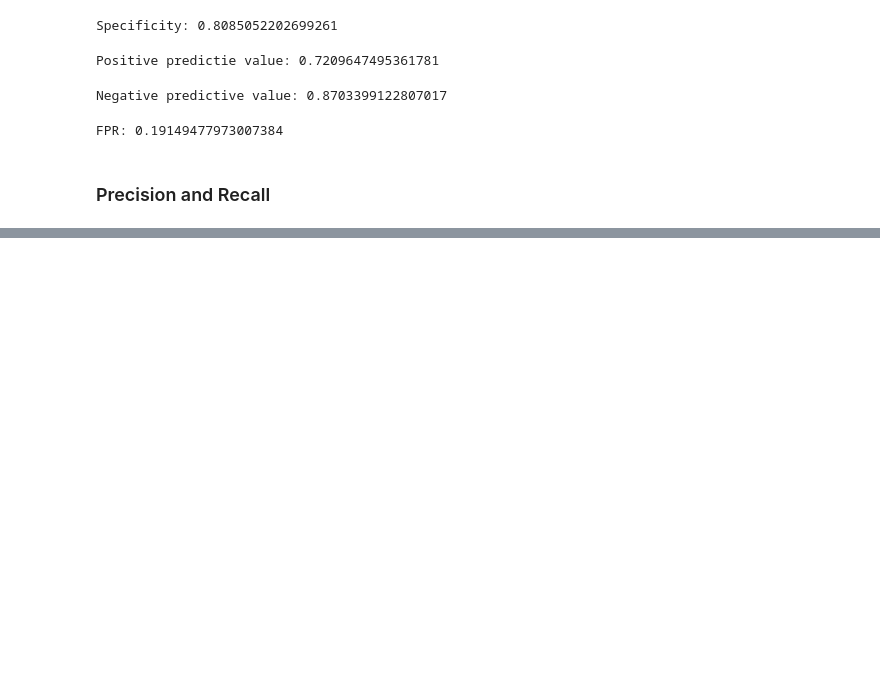
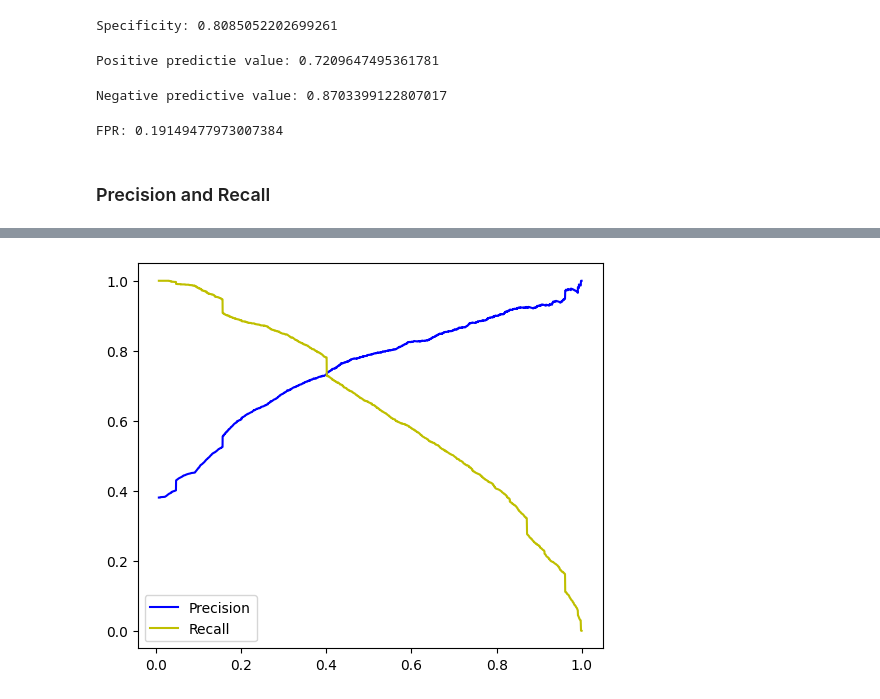
Before and after one commit to Ashlesha-0204/Lead_Scoring_Case_Study, a Jupyter notebook: lead_score.ipynb, the cells around one changed output, grey strips where cells are left out. Drawn from its saved outputs; the diff is of its cells as text; code cells hidden in the pictures; blank space fills up the shorter version.

```diff
--- a/lead_score.ipynb
+++ b/lead_score.ipynb
@@ -1529,0 +1561,11 @@ FPR: 0.19149477973007384
+# %%
+p,r, thresholds = precision_recall_curve(y_train_pred_final['Converted'], y_train_pred_final['Converted_prob'])
+# %%
+# plot precision and recall curve and exclude last threshold value i.e. 1
+plt.figure(figsize=(6, 5))
+plt.plot(thresholds, p[:-1], "b-", label='Precision')
+plt.plot(thresholds, r[:-1], "y-", label='Recall')
+plt.legend()
+plt.show()
+# %% [output]
+[figure, added]
```
Also changed, not shown: parts of 35 cells of this notebook.
